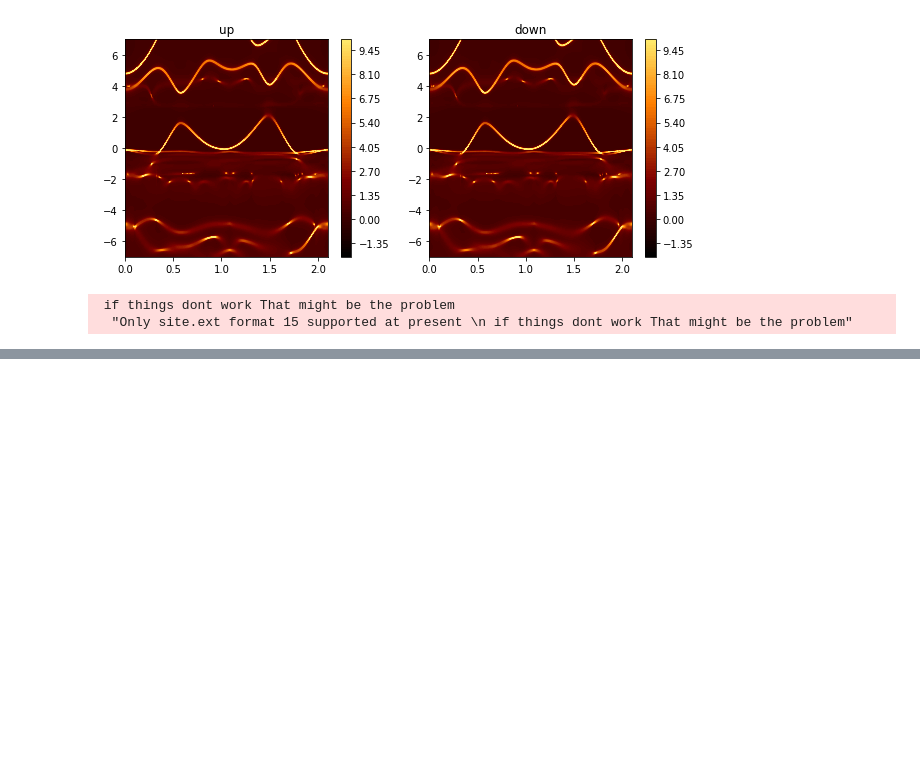
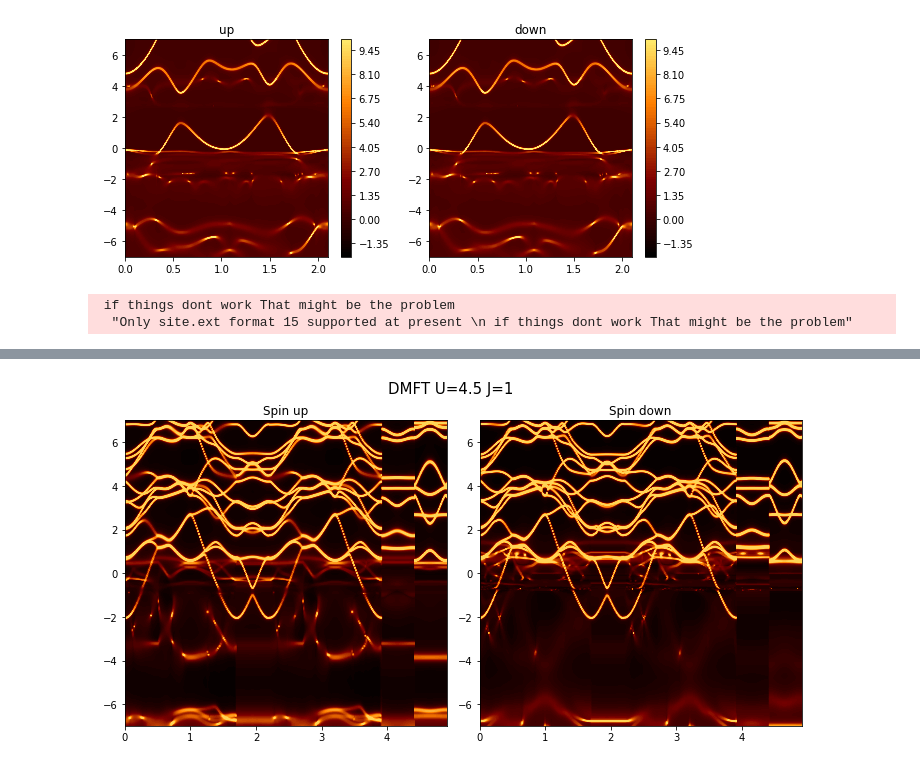
Before and after one commit to santoshkumarradha/DMFT-QSGW-LiCoO2, a Jupyter notebook: dmft.ipynb, the cells around one changed output, grey strips where cells are left out. Saved outputs shown, nothing was run; the diff lists cells and outputs as text; code cells hidden in the pictures; blank space fills up the shorter version.

```diff
--- a/dmft.ipynb
+++ b/dmft.ipynb
@@ -276,0 +262,25 @@ plt.tight_layout()
+# %%
+data=np.loadtxt("Kcoo2/kcoo2_dmft")
+y=np.unique(data.T[0])
+x=np.unique(data.T[1])
+Aup=data.T[2]
+Aup=Aup.reshape(y.shape[0],x.shape[0])
+Aup[Aup>10]=10
+Aup[Aup<-2]=-2
+data=np.loadtxt("Kcoo2/kcoo2_dmft_2")
+Adown=data.T[2]
+Adown=Adown.reshape(y.shape[0],x.shape[0])
+Adown[Adown>10]=10
+Adown[Adown<-2]=-2
+
+fig,ax1=plt.subplots(1,2,figsize=(10,5))
+for i,j in zip(ax1,["Spin up","Spin down"]): i.set_title(j)
+ax=ax1[0]
+ax.contourf(x,y,Aup,90,cmap="afmhot",vmin=0,vmax=15)
+ax=ax1[1]
+ax.contourf(x,y,Adown,90,cmap="afmhot",vmin=0,vmax=15)
+fig.text(0.41,1,"DMFT U=4.5 J=1",fontsize=15)
+plt.tight_layout()
+# plt.savefig("figs/lda+dmft0-U=4.5,J=1.png",dpi=300, bbox_inches="tight")
+# %% [output]
+[figure, added]
```
Also changed, not shown: parts of 7 cells of this notebook, 7 other files.
